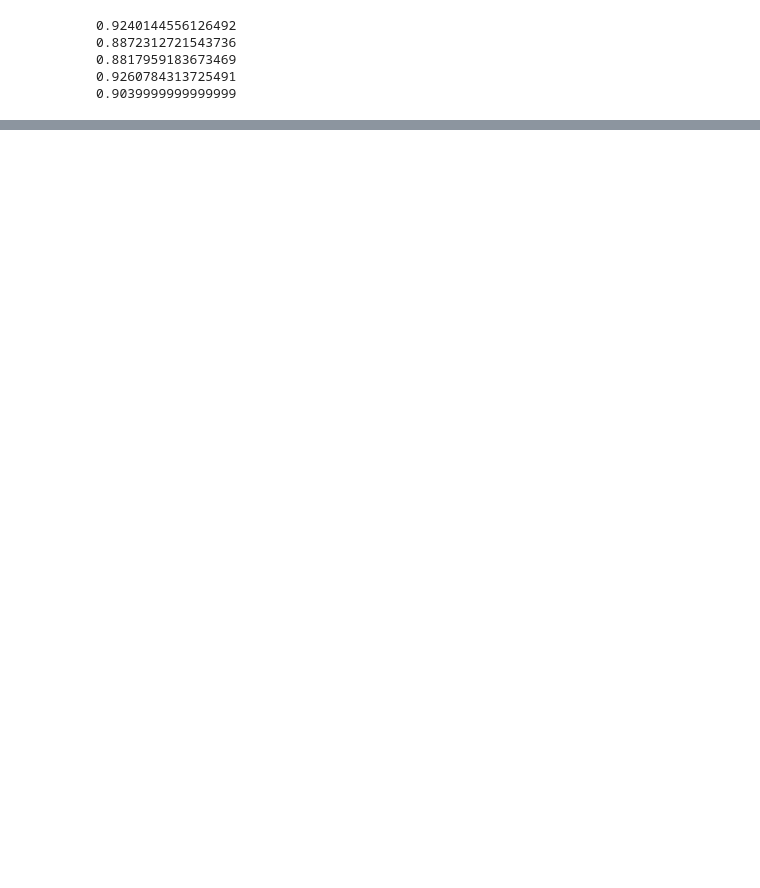
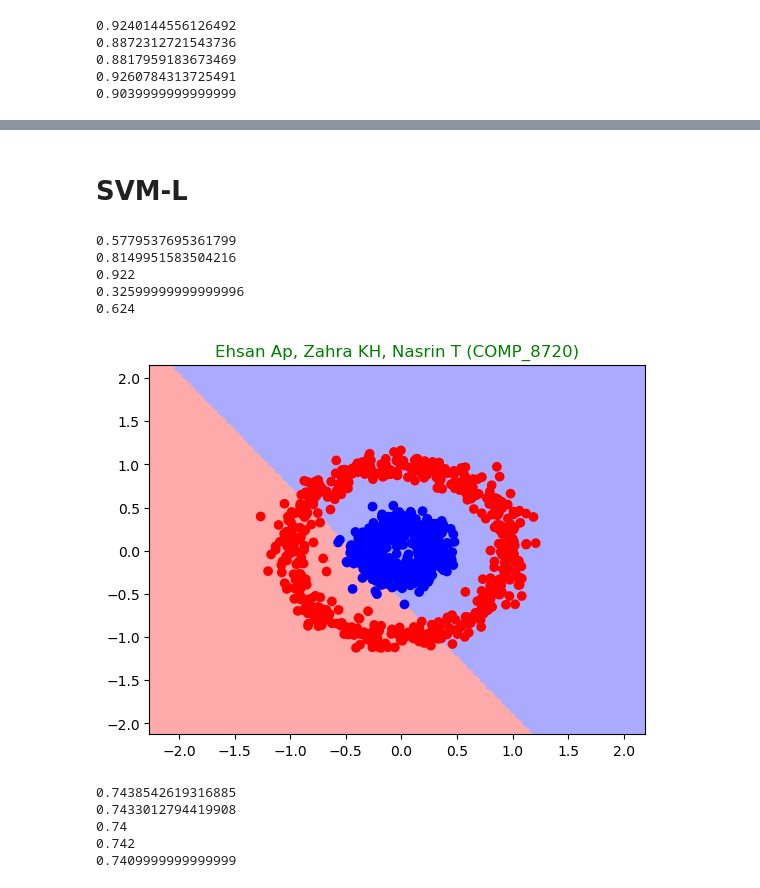
Before and after one commit to ehsanap7/adv_topics_ai, a Jupyter notebook: assignments/assignment_1/code/classification_models.ipynb, the cells around one changed output, grey strips where cells are left out. Cells and saved outputs as stored; diff of their text form; code cells hidden in the pictures; blank space fills up the shorter version.

```diff
--- a/assignments/assignment_1/code/classification_models.ipynb
+++ b/assignments/assignment_1/code/classification_models.ipynb
@@ -480,0 +526,28 @@ draw_acc_comparison((acc_circle,acc_spiral,acc_moons,acc_halfkernel,acc_twogauss
+# %% [markdown]
+# SVM-L
+# %%
+linear = svm.SVC(kernel="linear")
+# %%
+cv_results_circle = cross_validate(linear, X_circle, y_circle, cv=10, scoring=confusion_matrix_scorer)
+acc_circle = np.mean(cv_results_circle['test_Accuracy'])
+print_performance_measurement(cv_results_circle)
+# %% [output]
+0.5779537695361799
+0.8149951583504216
+0.922
+0.32599999999999996
+0.624
+# %%
+draw_two_d(linear,X_circle,y_circle)
+# %% [output]
+[figure, added]
+# %%
+cv_results_spiral = cross_validate(linear, X_spiral, y_spiral, cv=10, scoring=confusion_matrix_scorer)
+acc_spiral = np.mean(cv_results_spiral['test_Accuracy'])
+print_performance_measurement(cv_results_spiral)
+# %% [output]
+0.7438542619316885
+0.7433012794419908
+0.74
+0.742
+0.7409999999999999
```
Also changed, not shown: parts of 76 cells of this notebook.
